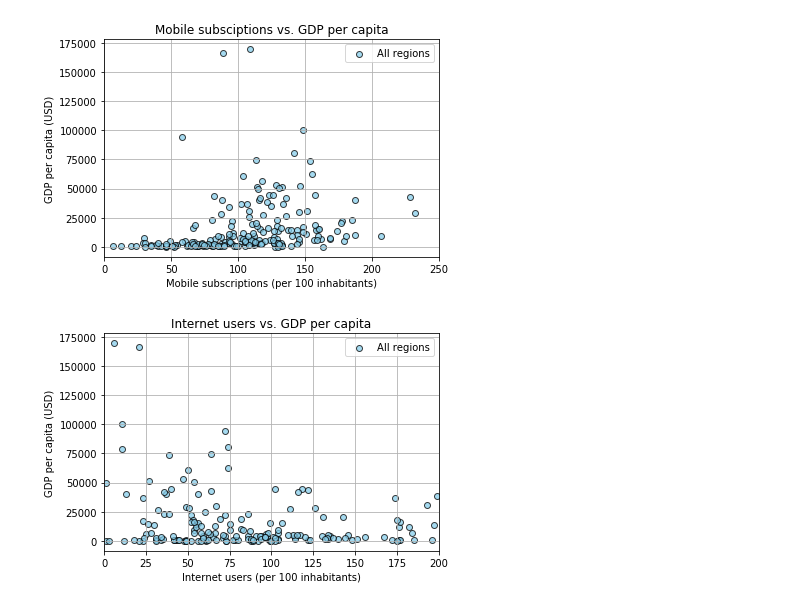
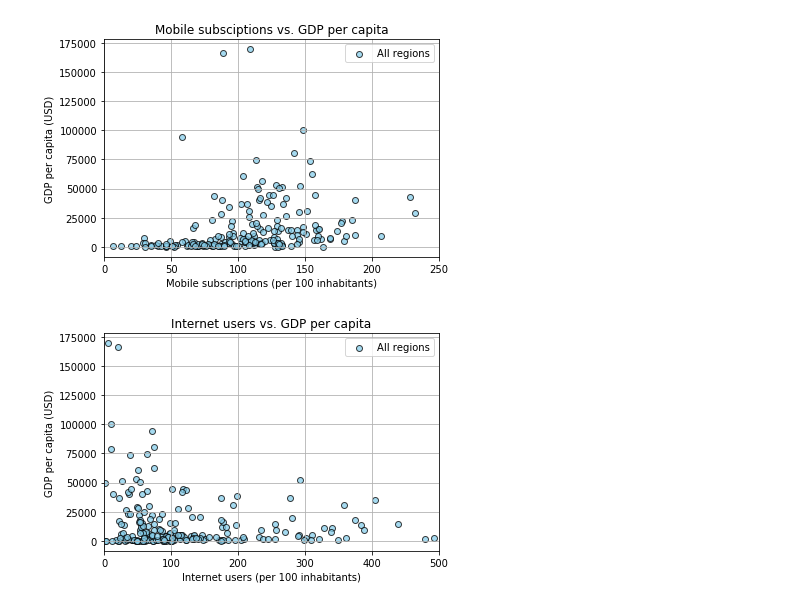
Before and after one commit to Data-Analytics-Project-Group/Visualizing-World-Economic-Trends, a Jupyter notebook: Visualizing World Economic Trends.ipynb, the cells around one changed output. Saved outputs shown, nothing was run; the diff lists cells and outputs as text; code cells hidden in the pictures.

Commit message:
Add Project 1 files via upload
Updated Jupyter Notebook file for Project 1 with technology vs. GDP plots.

```diff
--- a/Visualizing World Economic Trends.ipynb
+++ b/Visualizing World Economic Trends.ipynb
@@ -219,32 +219,32 @@ elif(region.lower() == "america"):
 elif(region.lower() == "other"):
 
     plt.scatter(other_tech_data["Internet users (per 100 inhabitants)"],
                 other_tech_data["GDP per capita (USD)"],
                 facecolors = "skyblue",
                 edgecolors = "black",
                 linewidths = 1,
                 marker = "o",
                 alpha = 0.75,
                 label = "Other")
 
 else:
 
     plt.scatter(tech_data["Internet users (per 100 inhabitants)"],
                 tech_data["GDP per capita (USD)"],
                 facecolors = "skyblue",
                 edgecolors = "black",
                 linewidths = 1,
                 marker = "o",
                 alpha = 0.75,
                 label = "All regions")
 
 plt.title("Internet users vs. GDP per capita")
 plt.ylabel("GDP per capita (USD)")
 plt.xlabel("Internet users (per 100 inhabitants)")
-plt.xlim(0, 250)
+plt.xlim(0, 500)
 plt.grid(True)
 plt.legend()
 
 plt.show()
 # %% [output]
-[figure, old version]
+[figure, new version]
```
